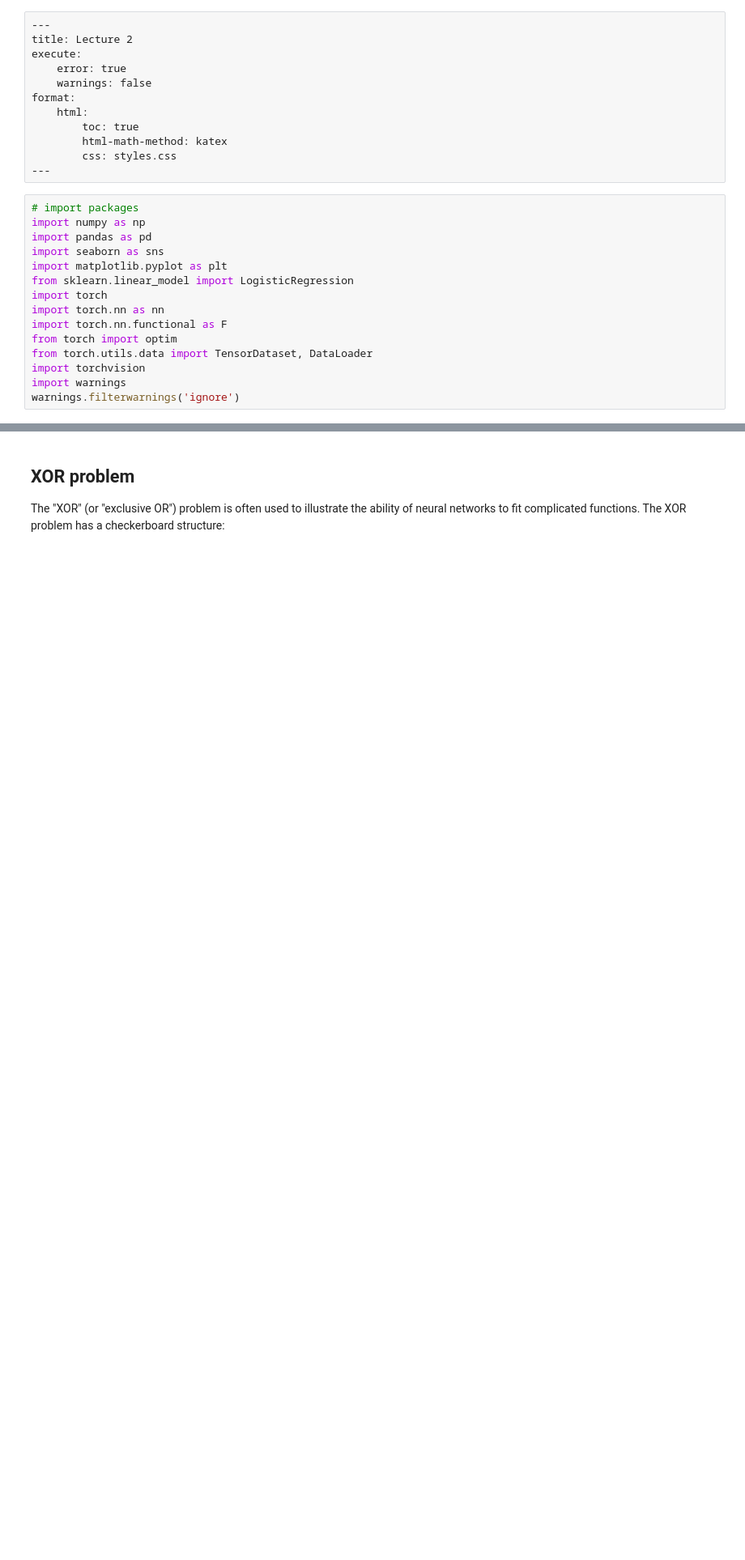
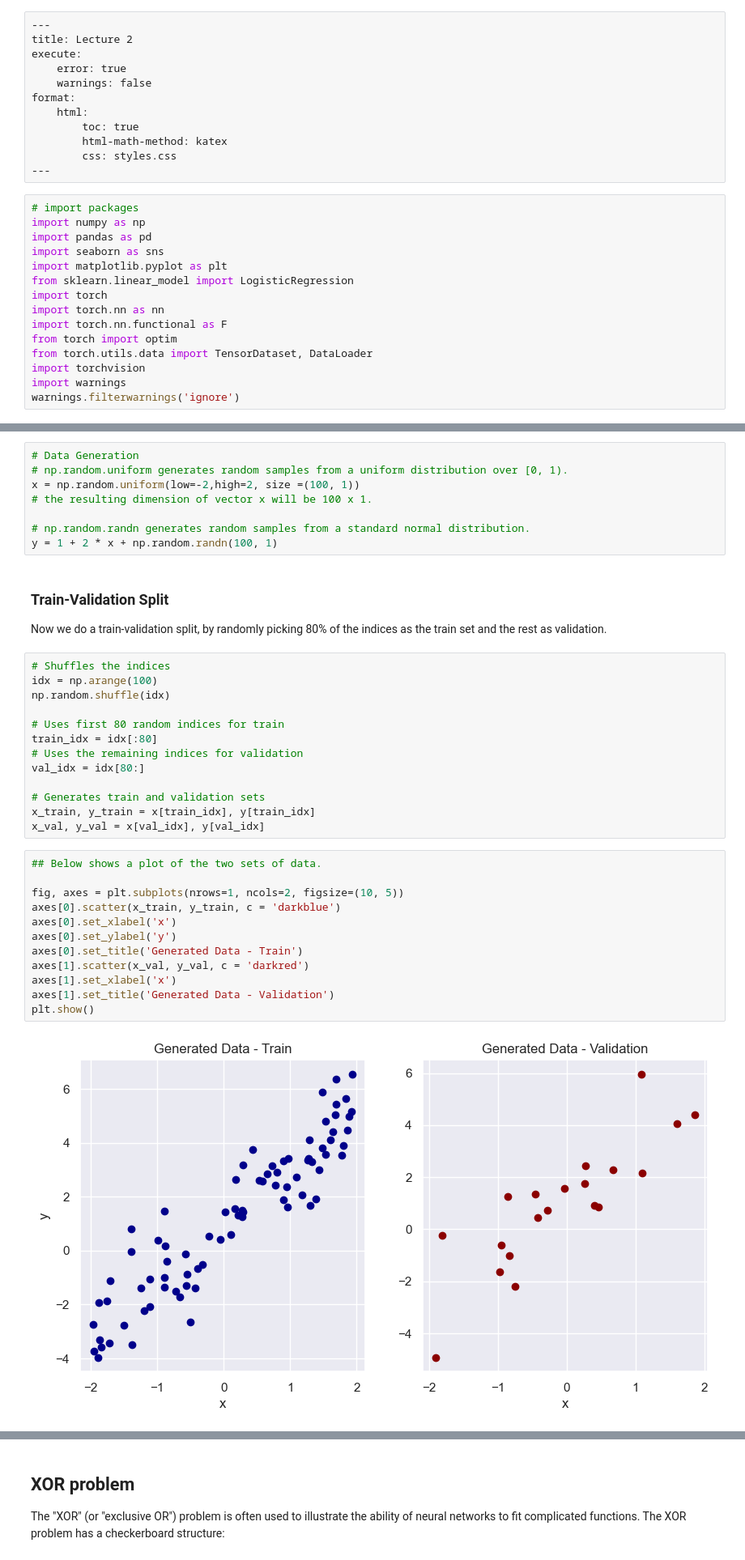
Before and after one commit to moran-teaching/msds534-website, a Jupyter notebook: lec-2/lecture-2.ipynb, the cells around one changed output, grey strips where cells are left out. Shown at 81% size. Saved outputs shown, nothing was run; the diff lists cells and outputs as text; blank space fills up the shorter version.

```diff
--- a/lec-2/lecture-2.ipynb
+++ b/lec-2/lecture-2.ipynb
@@ -27,0 +52,39 @@ warnings.filterwarnings('ignore')
+# %%
+# Data Generation
+# np.random.uniform generates random samples from a uniform distribution over [0, 1).
+x = np.random.uniform(low=-2,high=2, size =(100, 1))
+# the resulting dimension of vector x will be 100 x 1.
+
+# np.random.randn generates random samples from a standard normal distribution.
+y = 1 + 2 * x + np.random.randn(100, 1)
+# %% [markdown]
+### Train-Validation Split
+
+Now we do a train-validation split, by randomly picking 80% of the indices as the train set and the rest as validation.
+# %%
+# Shuffles the indices
+idx = np.arange(100)
+np.random.shuffle(idx)
+
+# Uses first 80 random indices for train
+train_idx = idx[:80]
+# Uses the remaining indices for validation
+val_idx = idx[80:]
+
+# Generates train and validation sets
+x_train, y_train = x[train_idx], y[train_idx]
+x_val, y_val = x[val_idx], y[val_idx]
+# %%
+## Below shows a plot of the two sets of data.
+
+fig, axes = plt.subplots(nrows=1, ncols=2, figsize=(10, 5))
+axes[0].scatter(x_train, y_train, c = 'darkblue')
+axes[0].set_xlabel('x')
+axes[0].set_ylabel('y')
+axes[0].set_title('Generated Data - Train')
+axes[1].scatter(x_val, y_val, c = 'darkred')
+axes[1].set_xlabel('x')
+axes[1].set_title('Generated Data - Validation')
+plt.show()
+# %% [output]
+[figure, added]
```
Also changed, not shown: parts of 51 cells of this notebook, 23 other files.
